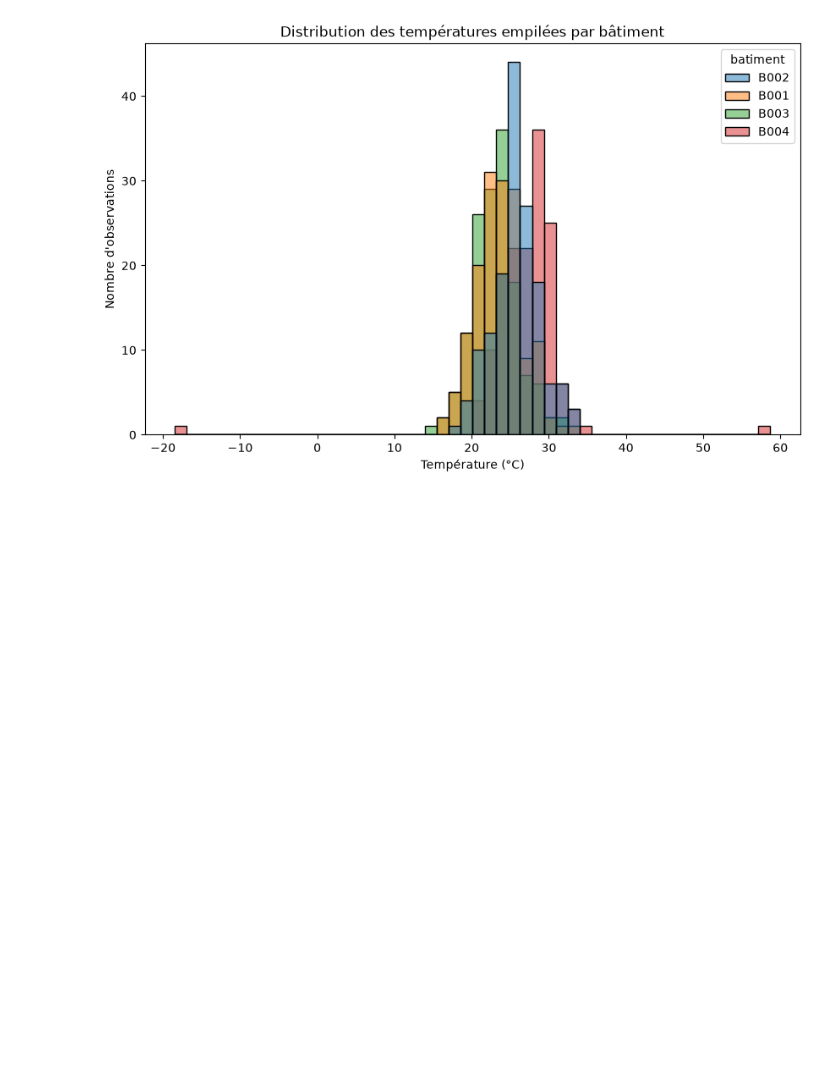
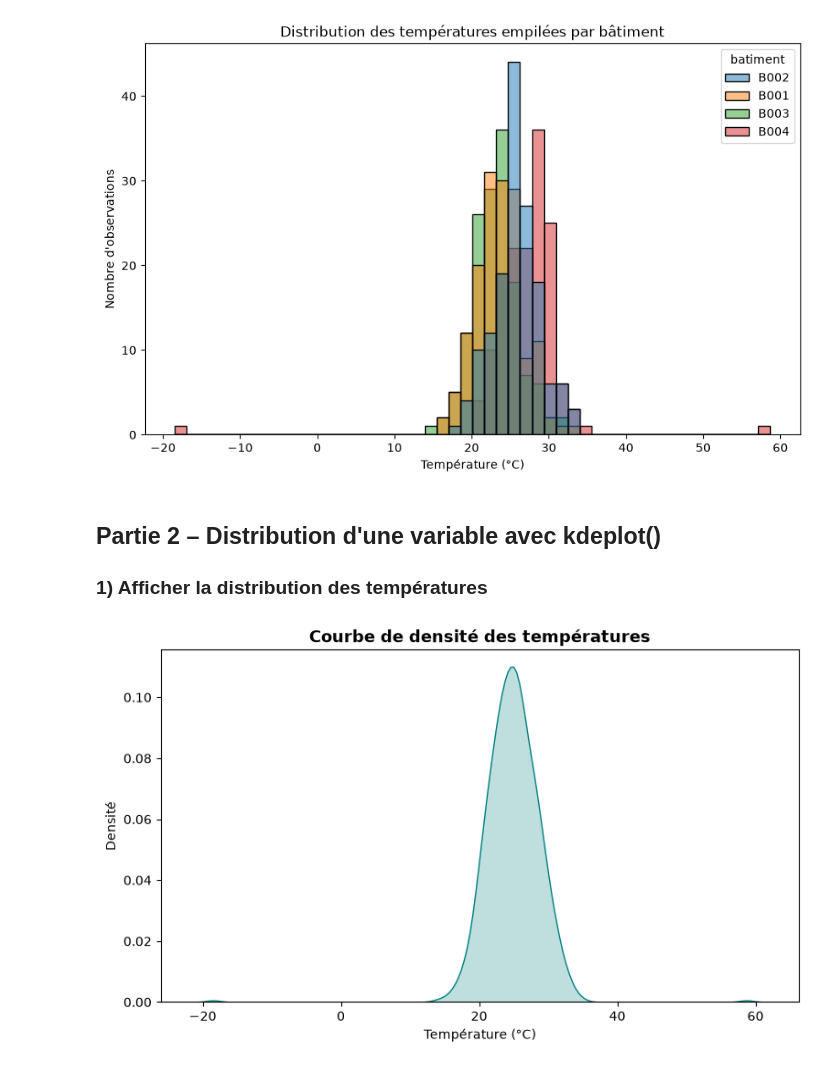
Before and after one commit to DIOPBARHAM/atelier_seaborn_iot, a Jupyter notebook: notebooks/atelier_seaborn_iot.ipynb, the cells around one changed output. Drawn from its saved outputs; the diff is of its cells as text; code cells hidden in the pictures; blank space fills up the shorter version.

Commit message:
Partie 2 – Distribution d'une variable avec kdeplot() 1) Afficher la distribution des températures

```diff
--- a/notebooks/atelier_seaborn_iot.ipynb
+++ b/notebooks/atelier_seaborn_iot.ipynb
@@ -95,3 +95,17 @@ plt.ylabel("Nombre d'observations")
 plt.show()
 # %% [output]
 [figure]
+# %% [markdown]
+## Partie 2 – Distribution d'une variable avec kdeplot()
+### 1) Afficher la distribution des températures
+# %%
+plt.figure(figsize=(9, 5))
+
+# 'fill=True' permet d'ombrer l'aire sous la courbe pour un aspect professionnel
+sns.kdeplot(data=df, x='temperature', fill=True, color='teal')
+plt.title("Courbe de densité des températures", fontsize=13, fontweight='bold')
+plt.xlabel("Température (°C)")
+plt.ylabel("Densité")
+plt.show()
+# %% [output]
+[figure, added]
```
